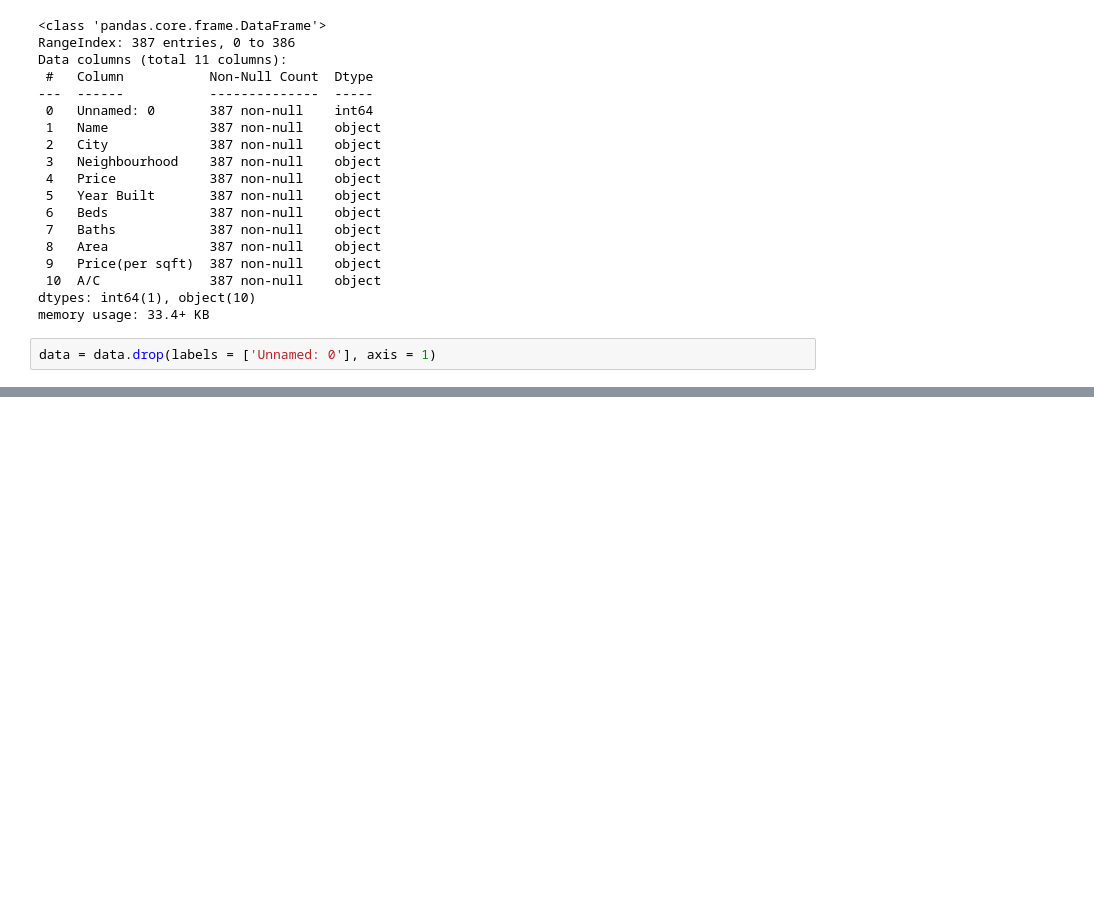
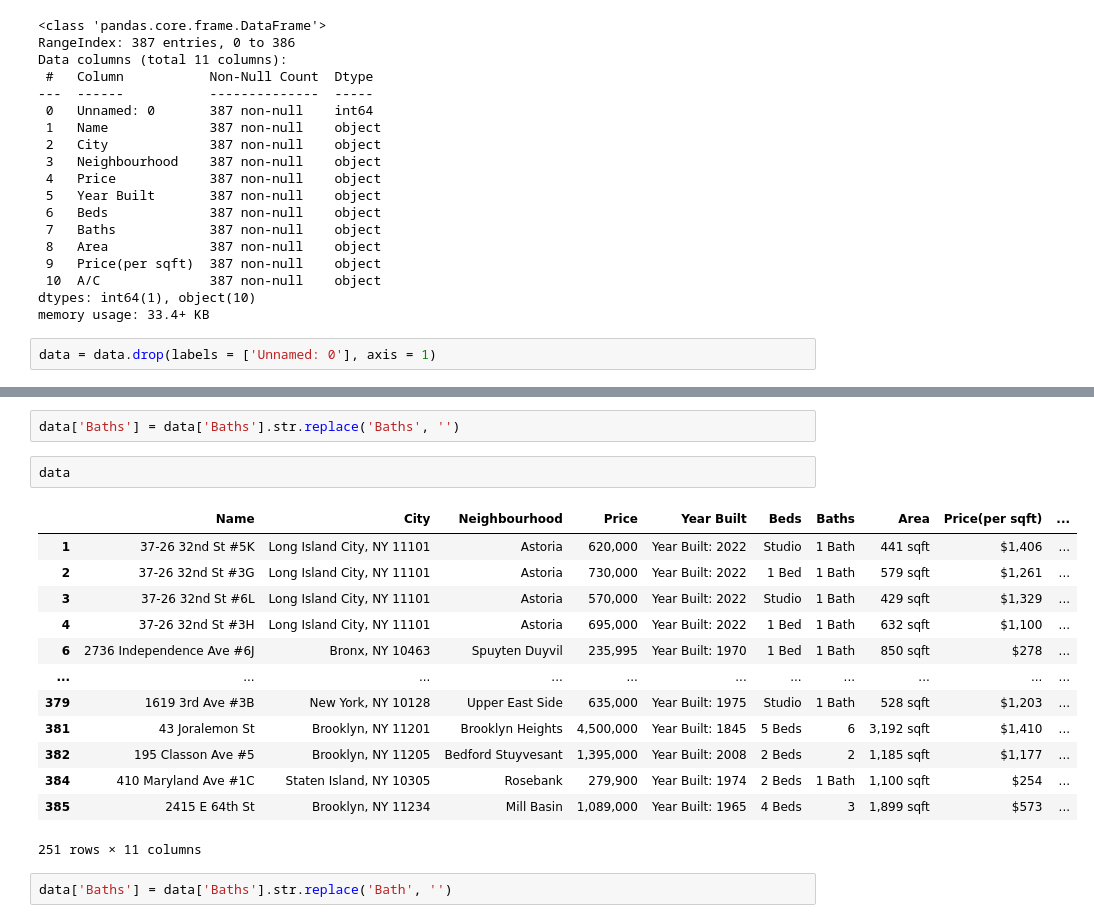
Before and after one commit to AaronSantilli/SI370-Project-1, a Jupyter notebook: Project1.ipynb, the cells around one changed output, grey strips where cells are left out. Saved outputs shown, nothing was run; the diff lists cells and outputs as text; blank space fills up the shorter version.

```diff
--- a/Project1.ipynb
+++ b/Project1.ipynb
@@ -48,0 +74,20 @@ data.head()
+# %%
+data['Baths'] = data['Baths'].str.replace('Baths', '')
+# %%
+data
+# %% [output]
+|  | Name | City | Neighbourhood | Price | Year Built | Beds | Baths | Area | Price(per sqft) | ... |
+| 1 | 37-26 32nd St #5K | Long Island City, NY 11101 | Astoria | 620,000 | Year Built: 2022 | Studio | 1 Bath | 441 sqft | $1,406 | ... |
+| 2 | 37-26 32nd St #3G | Long Island City, NY 11101 | Astoria | 730,000 | Year Built: 2022 | 1 Bed | 1 Bath | 579 sqft | $1,261 | ... |
+| 3 | 37-26 32nd St #6L | Long Island City, NY 11101 | Astoria | 570,000 | Year Built: 2022 | Studio | 1 Bath | 429 sqft | $1,329 | ... |
+| 4 | 37-26 32nd St #3H | Long Island City, NY 11101 | Astoria | 695,000 | Year Built: 2022 | 1 Bed | 1 Bath | 632 sqft | $1,100 | ... |
+| 6 | 2736 Independence Ave #6J | Bronx, NY 10463 | Spuyten Duyvil | 235,995 | Year Built: 1970 | 1 Bed | 1 Bath | 850 sqft | $278 | ... |
+| ... | ... | ... | ... | ... | ... | ... | ... | ... | ... | ... |
+| 379 | 1619 3rd Ave #3B | New York, NY 10128 | Upper East Side | 635,000 | Year Built: 1975 | Studio | 1 Bath | 528 sqft | $1,203 | ... |
+| 381 | 43 Joralemon St | Brooklyn, NY 11201 | Brooklyn Heights | 4,500,000 | Year Built: 1845 | 5 Beds | 6 | 3,192 sqft | $1,410 | ... |
+| 382 | 195 Classon Ave #5 | Brooklyn, NY 11205 | Bedford Stuyvesant | 1,395,000 | Year Built: 2008 | 2 Beds | 2 | 1,185 sqft | $1,177 | ... |
+| 384 | 410 Maryland Ave #1C | Staten Island, NY 10305 | Rosebank | 279,900 | Year Built: 1974 | 2 Beds | 1 Bath | 1,100 sqft | $254 | ... |
+| 385 | 2415 E 64th St | Brooklyn, NY 11234 | Mill Basin | 1,089,000 | Year Built: 1965 | 4 Beds | 3 | 1,899 sqft | $573 | ... |
+251 rows × 11 columns
+# %%
+data['Baths'] = data['Baths'].str.replace('Bath', '')
```
Also changed, not shown: parts of 8 cells of this notebook.
